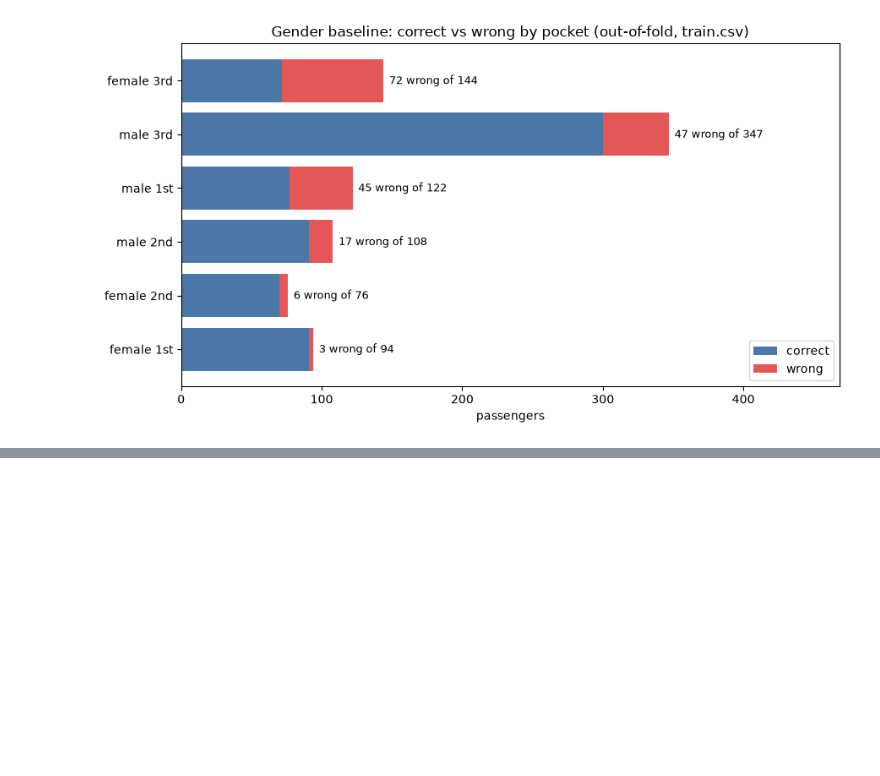
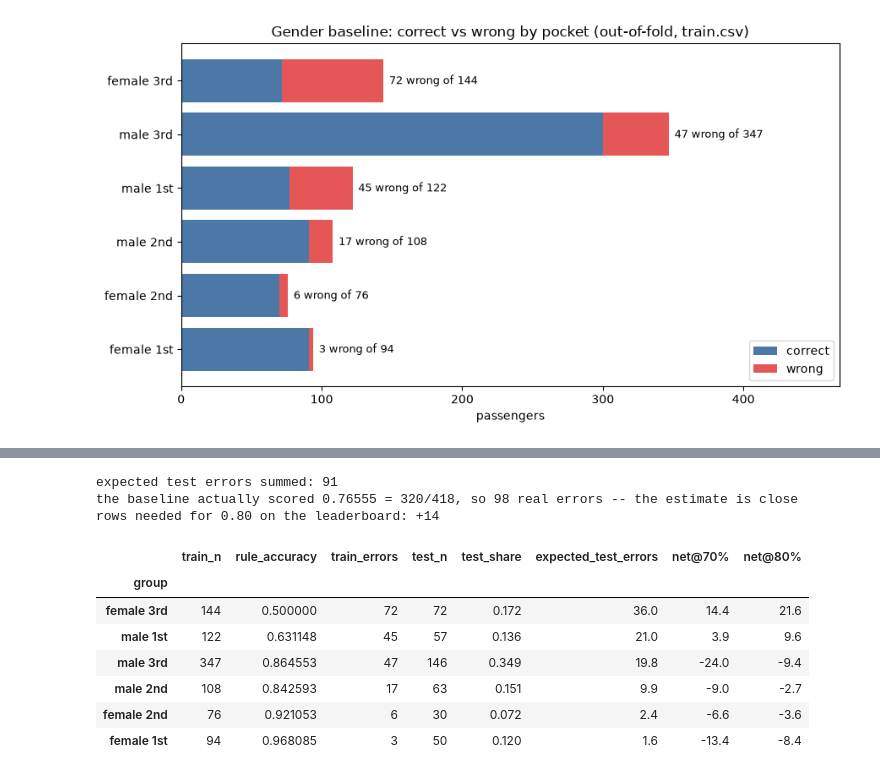
Before and after one commit to NateDeMoro/intro, a Jupyter notebook: notebooks/error_analysis.ipynb, the cells around one changed output, grey strips where cells are left out. Saved outputs shown, nothing was run; the diff lists cells and outputs as text; code cells hidden in the pictures; blank space fills up the shorter version.

```diff
--- a/notebooks/error_analysis.ipynb
+++ b/notebooks/error_analysis.ipynb
@@ -137,0 +200,36 @@ scaled to these 891 rows that is about +30.
+# %%
+test_df = pd.read_csv("data/test.csv")
+test_group = test_df["Sex"] + " " + test_df["Pclass"].map({1: "1st", 2: "2nd", 3: "3rd"})
+
+exposure = pd.DataFrame({
+    "train_n": summary["n"],
+    "rule_accuracy": summary["accuracy"],
+    "train_errors": summary["wrong"],
+})
+exposure["test_n"] = test_group.value_counts()
+exposure["test_share"] = (exposure["test_n"] / len(test_df)).round(3)
+# the error rate is assumed to carry over; the pocket sizes do not
+exposure["expected_test_errors"] = (exposure["test_n"] * (1 - exposure["rule_accuracy"])).round(1)
+# net rows on the test set from replacing the rule inside a pocket with a predictor of accuracy X
+for target in (0.70, 0.80):
+    exposure[f"net@{target:.0%}"] = (
+        (target - exposure["rule_accuracy"]) * exposure["test_n"]
+    ).round(1)
+exposure = exposure.sort_values("expected_test_errors", ascending=False)
+
+print(f"expected test errors summed: {exposure['expected_test_errors'].sum():.0f}")
+print(f"the baseline actually scored 0.76555 = 320/418, so 98 real errors -- the estimate is close")
+print("rows needed for 0.80 on the leaderboard: +14")
+exposure
+# %% [output]
+expected test errors summed: 91
+the baseline actually scored 0.76555 = 320/418, so 98 real errors -- the estimate is close
+rows needed for 0.80 on the leaderboard: +14
+|  | train_n | rule_accuracy | train_errors | test_n | test_share | expected_test_errors | net@70% | net@80% |
+| group |  |  |  |  |  |  |  |  |
+| female 3rd | 144 | 0.500000 | 72 | 72 | 0.172 | 36.0 | 14.4 | 21.6 |
+| male 1st | 122 | 0.631148 | 45 | 57 | 0.136 | 21.0 | 3.9 | 9.6 |
+| male 3rd | 347 | 0.864553 | 47 | 146 | 0.349 | 19.8 | -24.0 | -9.4 |
+| male 2nd | 108 | 0.842593 | 17 | 63 | 0.151 | 9.9 | -9.0 | -2.7 |
+| female 2nd | 76 | 0.921053 | 6 | 30 | 0.072 | 2.4 | -6.6 | -3.6 |
+| female 1st | 94 | 0.968085 | 3 | 50 | 0.120 | 1.6 | -13.4 | -8.4 |
```
Also changed, not shown: parts of 10 cells of this notebook, 13 other files.
